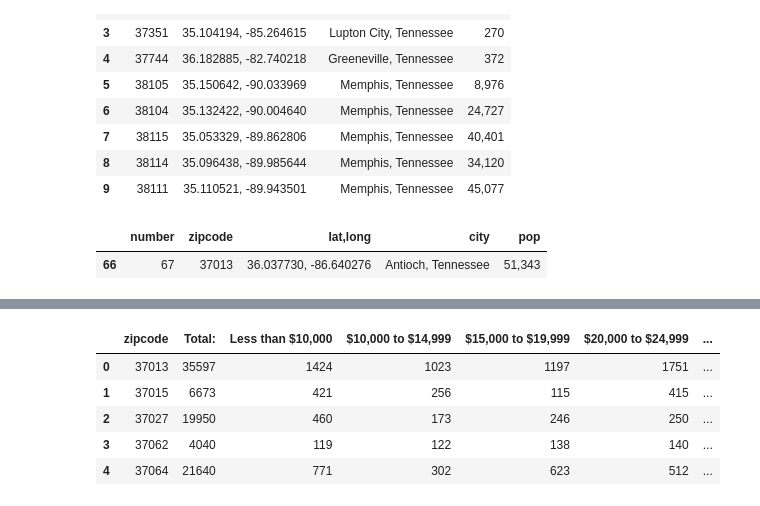
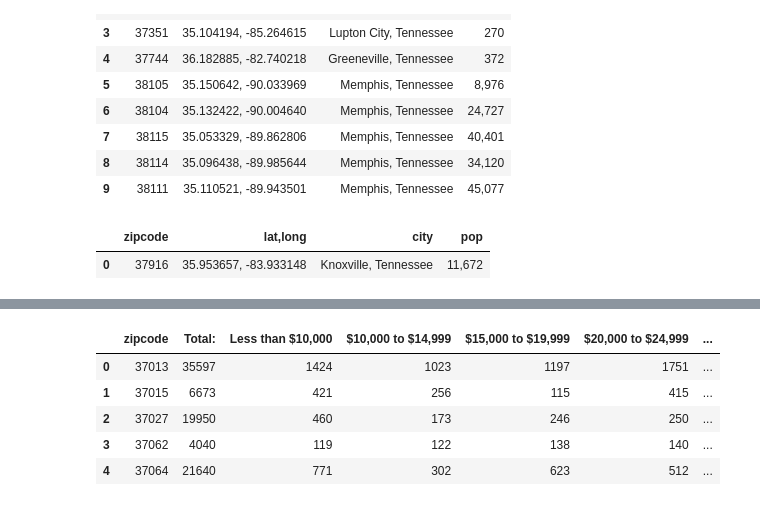
Before and after one commit to Chericehere/nash-covid-cases-vaccines-sky_cranes, a Jupyter notebook: notebooks/income_by_zip_geo.ipynb, the cells around one changed output, grey strips where cells are left out. Cells and saved outputs as stored; diff of their text form; code cells hidden in the pictures.

```diff
--- a/notebooks/income_by_zip_geo.ipynb
+++ b/notebooks/income_by_zip_geo.ipynb
@@ -101,5 +106,5 @@ pop_raw.head(500)
 # %%
-#Convert zipcode column to int (still says object...)
-pop_raw.zipcode=pop_raw.astype(int)
+#Convert pop_raw zipcode column type to str, to match income zipcode type
+pop_raw['zipcode']=pop_raw['zipcode'].astype(str)
 pop_raw.info()
 # %% [output]
@@ -107,4 +122 @@ ValueError: invalid literal for int() with base 10: '35.953657, -83.933148'
-# %%
-#make the zipcode an object to match income
-pop_raw['zip']=pop_raw['zip'].astype(object)
 # %%
@@ -145,9 +140,9 @@ pop_raw.head(10)
 | 8 | 38114 | 35.096438, -89.985644 | Memphis, Tennessee | 34,120 |
 | 9 | 38111 | 35.110521, -89.943501 | Memphis, Tennessee | 45,077 |
 # %%
-#confirming there is data in the zips which are NaN after the merge
+#confirming there is actually data in the zips which are NaN after the problematic merges:
 #df.loc[df['column_name'] == some_value]
-pop_raw.loc[pop_raw['zipcode']==37013]
+pop_raw.loc[pop_raw['zipcode']=='37916']
 # %% [output]
-|  | number | zipcode | lat,long | city | pop |
-| 66 | 67 | 37013 | 36.037730, -86.640276 | Antioch, Tennessee | 51,343 |
+|  | zipcode | lat,long | city | pop |
+| 0 | 37916 | 35.953657, -83.933148 | Knoxville, Tennessee | 11,672 |
```
Also changed, not shown: parts of 20 cells of this notebook.
